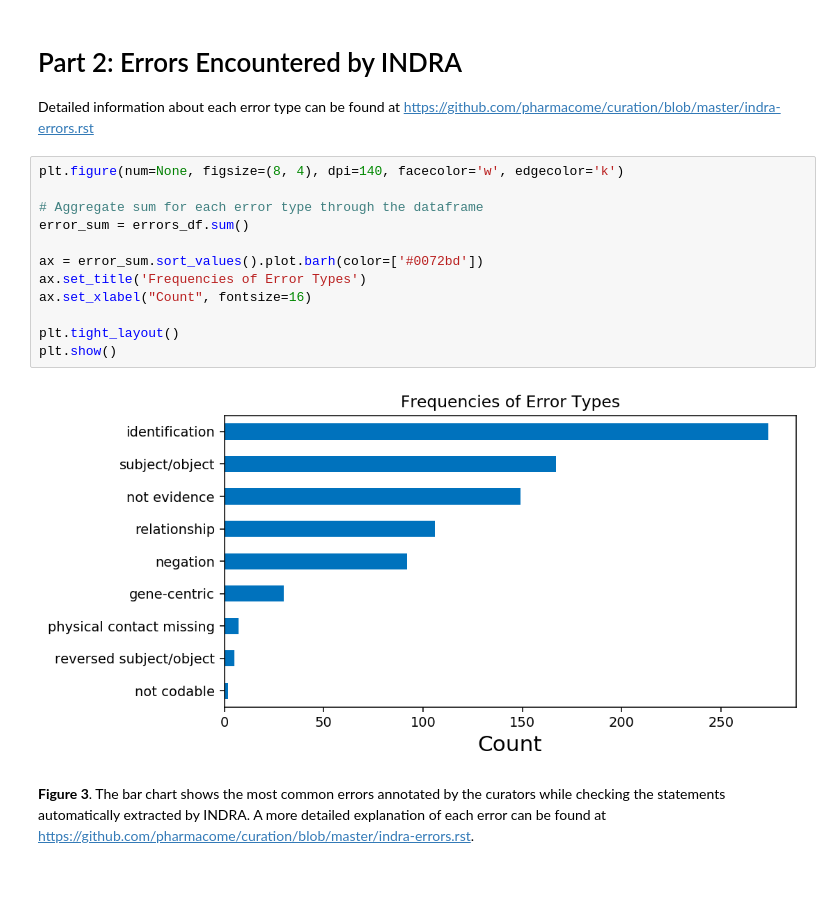
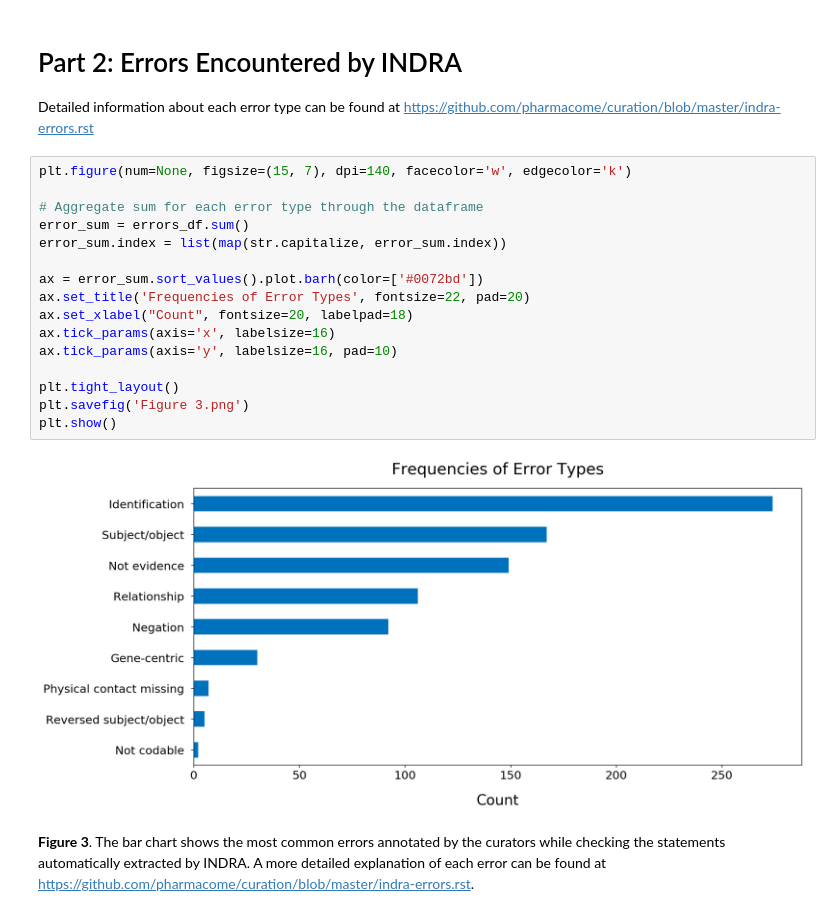
Before and after one commit to bel-enrichment/hbp-results, a Jupyter notebook: notebooks/INDRA Curation Notebook.ipynb, the cells around one changed output. Drawn from its saved outputs; the diff is of its cells as text; blank space fills up the shorter version.

```diff
--- a/notebooks/INDRA Curation Notebook.ipynb
+++ b/notebooks/INDRA Curation Notebook.ipynb
@@ -274,19 +312,23 @@ __Figure 2__. BEL statements checked vs. correct BEL statements before curation
 
 Detailed information about each error type can be found at https://github.com/pharmacome/curation/blob/master/indra-errors.rst
 # %%
-plt.figure(num=None, figsize=(8, 4), dpi=140, facecolor='w', edgecolor='k')
+plt.figure(num=None, figsize=(15, 7), dpi=140, facecolor='w', edgecolor='k')
 
 # Aggregate sum for each error type through the dataframe
 error_sum = errors_df.sum()
+error_sum.index = list(map(str.capitalize, error_sum.index))
 
 ax = error_sum.sort_values().plot.barh(color=['#0072bd'])
-ax.set_title('Frequencies of Error Types')
-ax.set_xlabel("Count", fontsize=16)
+ax.set_title('Frequencies of Error Types', fontsize=22, pad=20)
+ax.set_xlabel("Count", fontsize=20, labelpad=18)
+ax.tick_params(axis='x', labelsize=16)
+ax.tick_params(axis='y', labelsize=16, pad=10)
 
 plt.tight_layout()
+plt.savefig('Figure 3.png')
 plt.show()
 # %% [output]
-[figure, old version]
+[figure, new version]
 # %% [markdown]
 __Figure 3__. The bar chart shows the most common errors annotated by the curators while checking the statements automatically extracted by INDRA. A more detailed explanation of each error can be found at https://github.com/pharmacome/curation/blob/master/indra-errors.rst.
 # %% [markdown]
```
Also changed, not shown: parts of 13 cells of this notebook, 5 other files.
